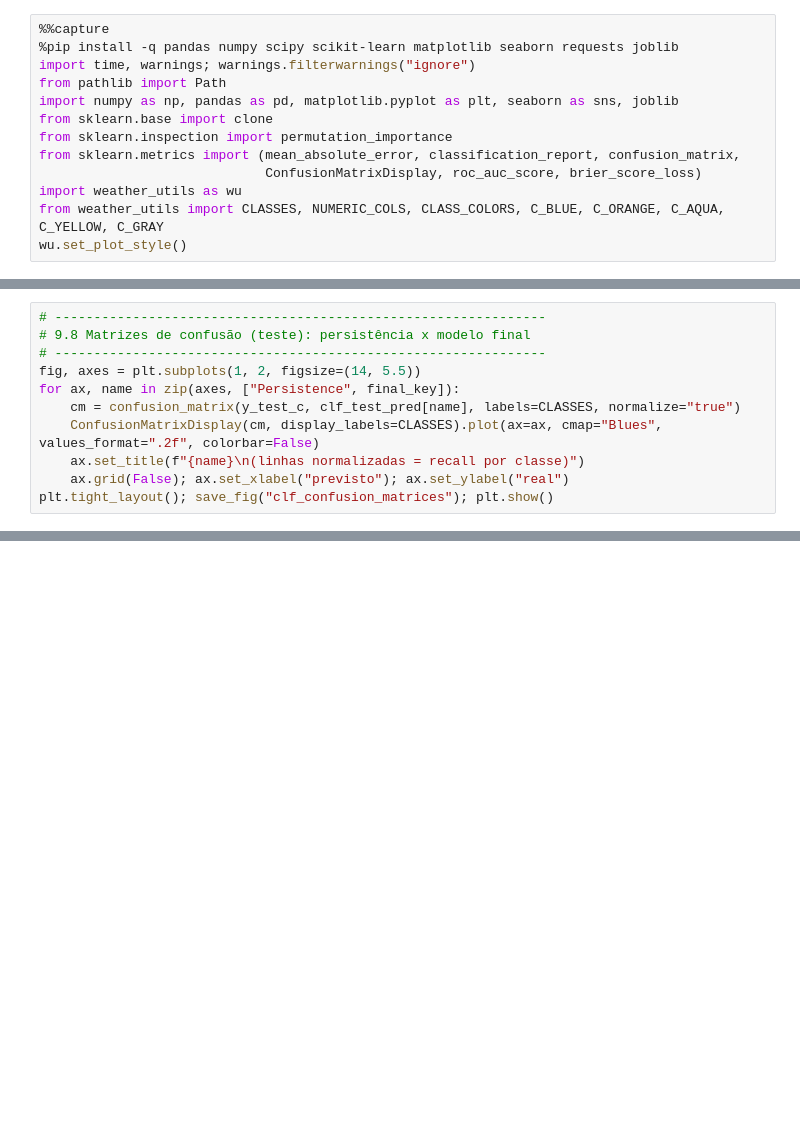
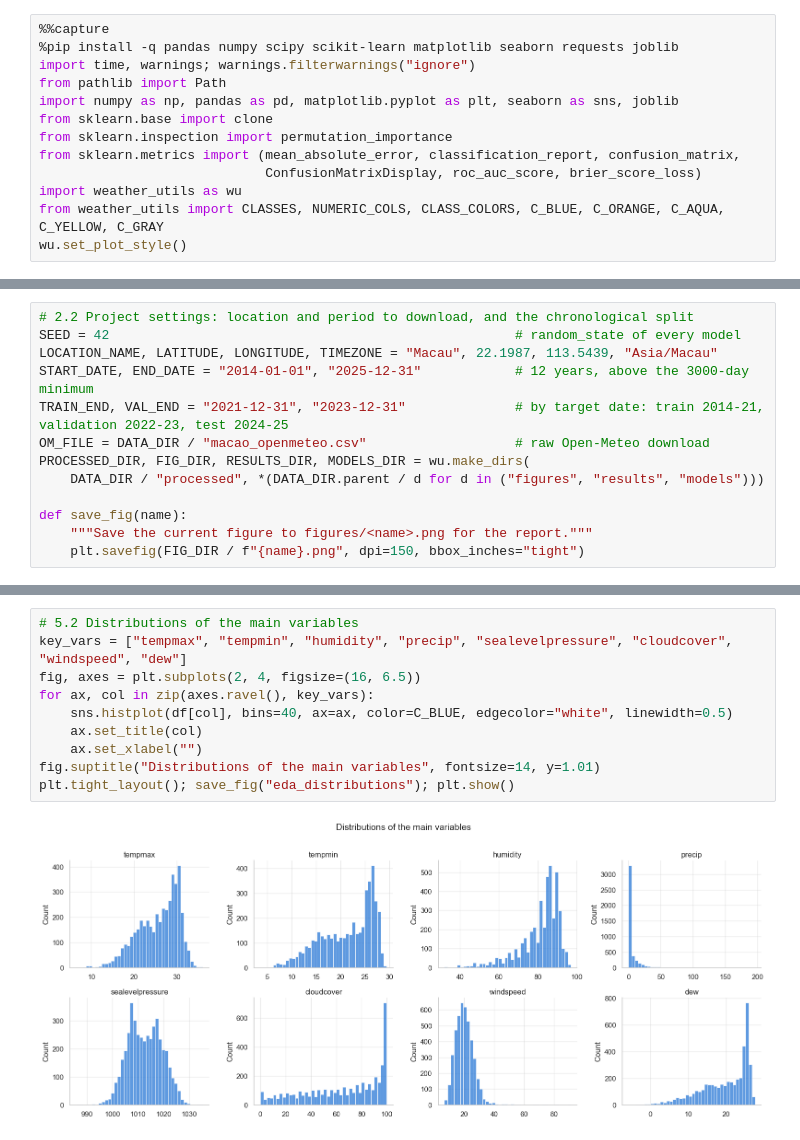
Before and after one commit to ThiagoHF31/machine_learning_work, a Jupyter notebook: notebooks/weather_prediction_macau.ipynb, the cells around one changed output, grey strips where cells are left out. Cells and saved outputs as stored; diff of their text form; blank space fills up the shorter version.

```diff
--- a/notebooks/weather_prediction_macau.ipynb
+++ b/notebooks/weather_prediction_macau.ipynb
@@ -1013,11 +23,0 @@ Partly Cloudy      0.311     0.282     0.296       131
-# %%
-# ---------------------------------------------------------------
-# 9.8 Matrizes de confusão (teste): persistência x modelo final
-# ---------------------------------------------------------------
-fig, axes = plt.subplots(1, 2, figsize=(14, 5.5))
-for ax, name in zip(axes, ["Persistence", final_key]):
-    cm = confusion_matrix(y_test_c, clf_test_pred[name], labels=CLASSES, normalize="true")
-    ConfusionMatrixDisplay(cm, display_labels=CLASSES).plot(ax=ax, cmap="Blues", values_format=".2f", colorbar=False)
-    ax.set_title(f"{name}\n(linhas normalizadas = recall por classe)")
-    ax.grid(False); ax.set_xlabel("previsto"); ax.set_ylabel("real")
-plt.tight_layout(); save_fig("clf_confusion_matrices"); plt.show()
@@ -1168,0 +56,13 @@ consequências graves. Recomenda‑se sempre comunicar a **incerteza** (ex.: "er
+# %%
+# 2.2 Project settings: location and period to download, and the chronological split
+SEED = 42                                                    # random_state of every model
+LOCATION_NAME, LATITUDE, LONGITUDE, TIMEZONE = "Macau", 22.1987, 113.5439, "Asia/Macau"
+START_DATE, END_DATE = "2014-01-01", "2025-12-31"            # 12 years, above the 3000-day minimum
+TRAIN_END, VAL_END = "2021-12-31", "2023-12-31"              # by target date: train 2014-21, validation 2022-23, test 2024-25
+OM_FILE = DATA_DIR / "macao_openmeteo.csv"                   # raw Open-Meteo download
+PROCESSED_DIR, FIG_DIR, RESULTS_DIR, MODELS_DIR = wu.make_dirs(
+    DATA_DIR / "processed", *(DATA_DIR.parent / d for d in ("figures", "results", "models")))
+
+def save_fig(name):
+    """Save the current figure to figures/<name>.png for the report."""
+    plt.savefig(FIG_DIR / f"{name}.png", dpi=150, bbox_inches="tight")
@@ -1168,0 +209,12 @@ consequências graves. Recomenda‑se sempre comunicar a **incerteza** (ex.: "er
+# %%
+# 5.2 Distributions of the main variables
+key_vars = ["tempmax", "tempmin", "humidity", "precip", "sealevelpressure", "cloudcover", "windspeed", "dew"]
+fig, axes = plt.subplots(2, 4, figsize=(16, 6.5))
+for ax, col in zip(axes.ravel(), key_vars):
+    sns.histplot(df[col], bins=40, ax=ax, color=C_BLUE, edgecolor="white", linewidth=0.5)
+    ax.set_title(col)
+    ax.set_xlabel("")
+fig.suptitle("Distributions of the main variables", fontsize=14, y=1.01)
+plt.tight_layout(); save_fig("eda_distributions"); plt.show()
+# %% [output]
+[figure, added]
```
Also changed, not shown: parts of 132 cells of this notebook, 18 other files.
